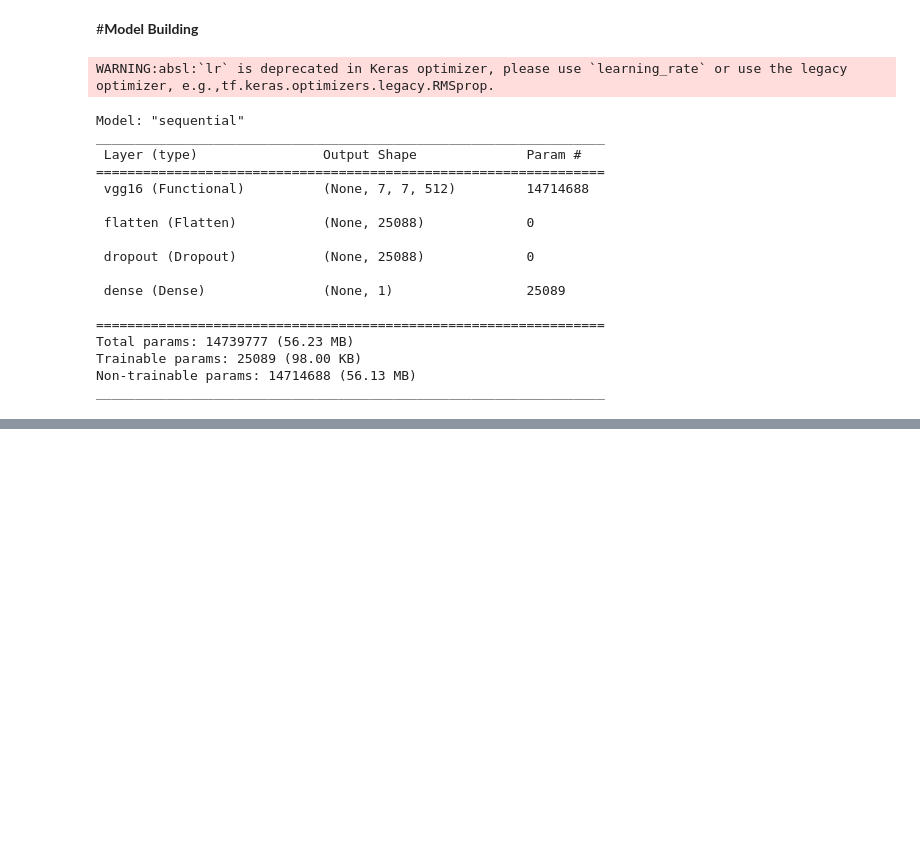
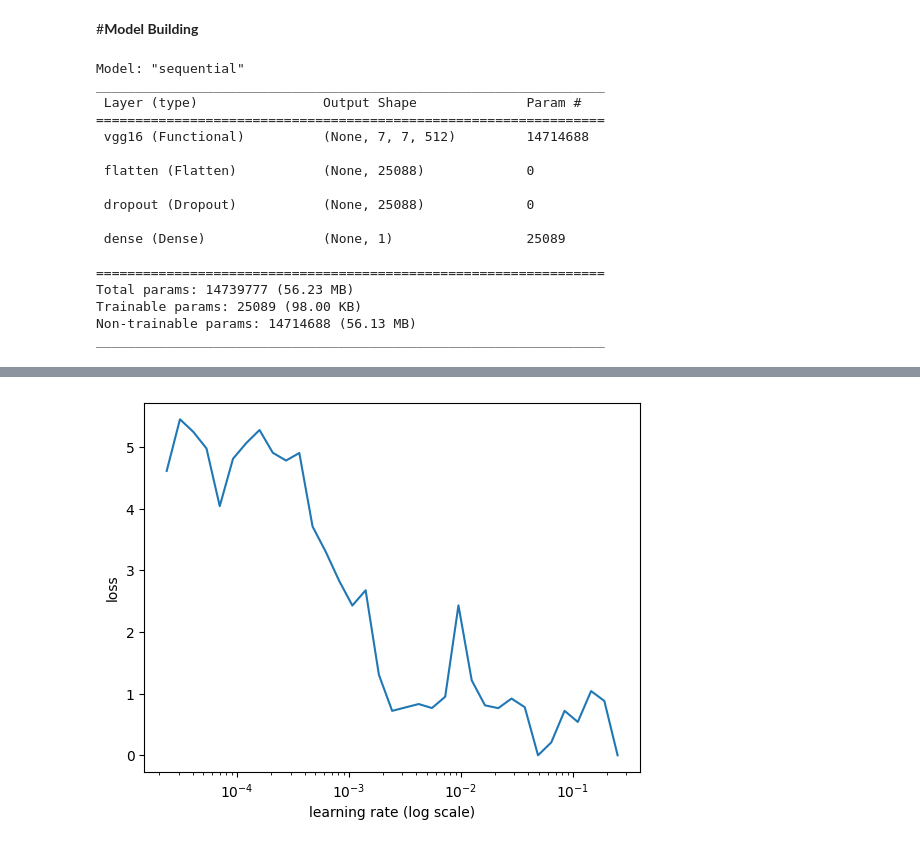
Before and after one commit to gqkd/MRI_Brain_Tumor_Detection, a Jupyter notebook: Brain_Tumor_Detection.ipynb, the cells around one changed output, grey strips where cells are left out. Drawn from its saved outputs; the diff is of its cells as text; code cells hidden in the pictures; blank space fills up the shorter version.

```diff
--- a/Brain_Tumor_Detection.ipynb
+++ b/Brain_Tumor_Detection.ipynb
@@ -668,27 +882,48 @@ model.layers[0].trainable = False
 
 model.compile(
     loss='binary_crossentropy',
-    optimizer=RMSprop(lr=1e-4),
+    optimizer=tf.keras.optimizers.Adam(),
     metrics=['accuracy']
 )
 
 model.summary()
 # %% [output]
-WARNING:absl:`lr` is deprecated in Keras optimizer, please use `learning_rate` or use the legacy optimizer, e.g.,tf.keras.optimizers.legacy.RMSprop.
+Model: "sequential"
+_________________________________________________________________
+ Layer (type)                Output Shape              Param #
+=================================================================
+ vgg16 (Functional)          (None, 7, 7, 512)         14714688
+
+ flatten (Flatten)           (None, 25088)             0
+
+ dropout (Dropout)           (None, 25088)             0
+
+ dense (Dense)               (None, 1)                 25089
+
+=================================================================
+Total params: 14739777 (56.23 MB)
+Trainable params: 25089 (98.00 KB)
+Non-trainable params: 14714688 (56.13 MB)
+_________________________________________________________________
-Model: "sequential"
-_________________________________________________________________
- Layer (type)                Output Shape              Param #
-=================================================================
- vgg16 (Functional)          (None, 7, 7, 512)         14714688
-
- flatten (Flatten)           (None, 25088)             0
-
- dropout (Dropout)           (None, 25088)             0
-
- dense (Dense)               (None, 1)                 25089
-
-=================================================================
-Total params: 14739777 (56.23 MB)
-Trainable params: 25089 (98.00 KB)
-Non-trainable params: 14714688 (56.13 MB)
-_________________________________________________________________
+# %%
+X_train_crop_rgb = crop(X_train, return_rgb = True)
+
+# model is a Keras model
+lr_finder = LRFinder(model)
+
+# Train a model with batch size 32 for 5 epochs
+# with learning rate growing exponentially from 0.0001 to 1
+lr_finder.find(X_train_crop_rgb, y_train, start_lr=0.0000001, end_lr=1, batch_size=32, epochs=10)
+
+# Plot the loss, ignore 20 batches in the beginning and 5 in the end
+lr_finder.plot_loss(n_skip_beginning=20, n_skip_end=5)
+
+# Smooth the curve using simple moving average of 20 batches
+# Limit the range for y axis to (-0.02, 0.01)
+# lr_finder.plot_loss_change(sma=20, n_skip_beginning=20, n_skip_end=5, y_lim=(-0.01, 0.01))
+ #TODO, loss plot does not work
+
+lr = lr_finder.get_best_lr(sma=10, n_skip_beginning=5, n_skip_end=5)
+print(lr)
+tf.keras.backend.clear_session()
+# %% [output]
@@ -695 +950,2 @@ _________________________________________________________________
+[figure, added]
 # %%
```
Also changed, not shown: parts of 22 cells of this notebook.
